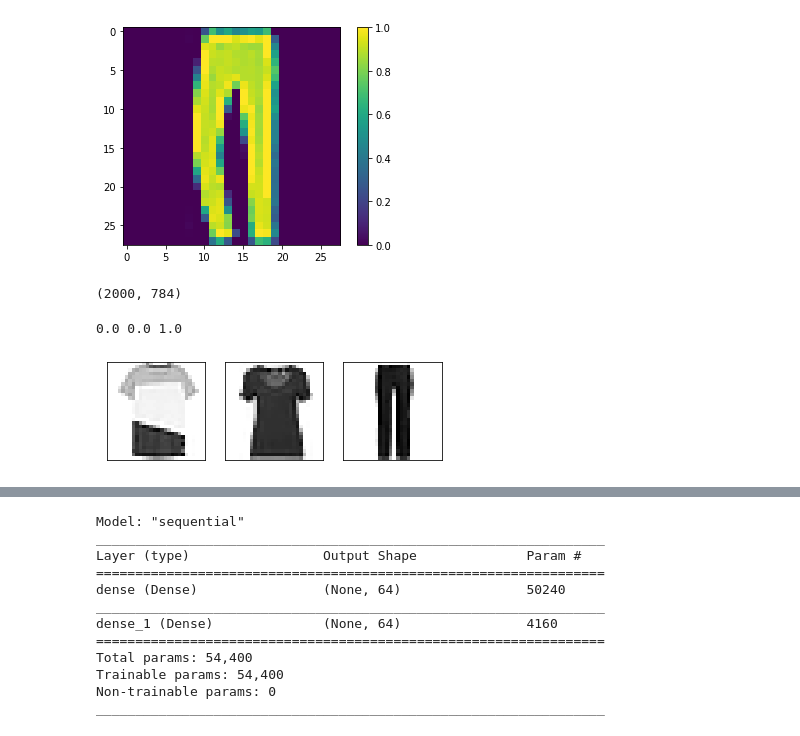
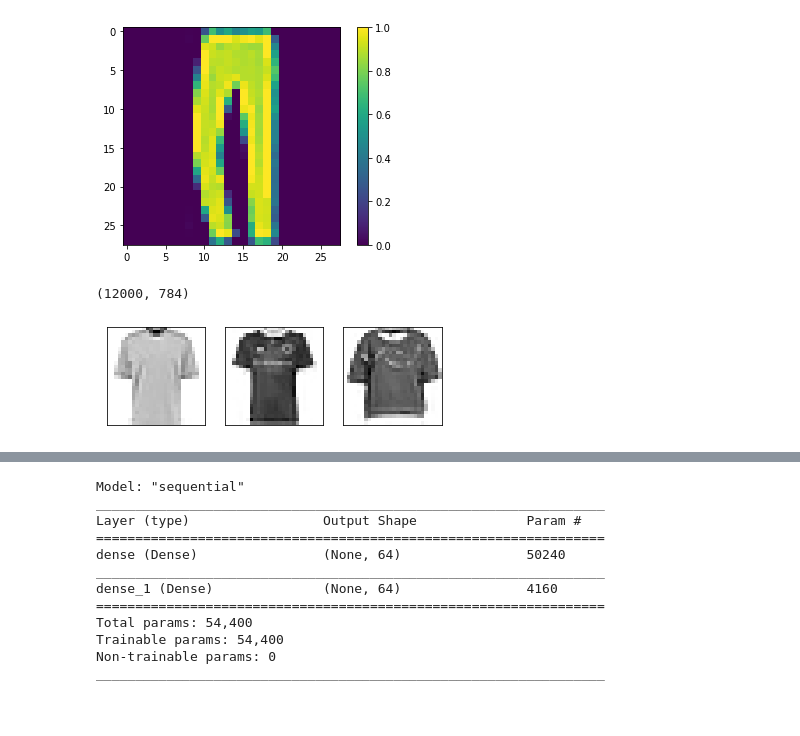
Before and after one commit to Debottam/MachinLearningEx, a Jupyter notebook: tripletVAE_mnist.ipynb, the cells around one changed output, grey strips where cells are left out. Drawn from its saved outputs; the diff is of its cells as text; code cells hidden in the pictures.

```diff
--- a/tripletVAE_mnist.ipynb
+++ b/tripletVAE_mnist.ipynb
@@ -151,11 +160,11 @@ class PCAPlotter(tf.keras.callbacks.Callback):
         self.plot(epoch+1, plot_loss=True)
 # %%
 # concatenating tshirt and trouser
-training_X = train_image_tshirt_flatten
+training_X = np.concatenate((train_image_tshirt_flatten,train_image_trouser_flatten), axis = 0)
 # concatenating test tshirt and trouser
 testing_X = np.concatenate((test_image_tshirt_flatten,test_image_trouser_flatten), axis = 0)
-testing_X.shape
+training_X.shape
 # %% [output]
-(2000, 784)
+(12000, 784)
 # %%
 # generate labels tshirt = 0 and trouser = 1
@@ -176,11 +185,10 @@ train_y_shuffled = train_y[indices]
 testing_X_shuffled = testing_X[indices_test]
 test_y_shuffled = test_y[indices_test]
 # %%
-print(train_y_shuffled[6000],train_y_shuffled[6001],train_y_shuffled[6002])
-plot_triplet([training_X_shuffled[6000],training_X_shuffled[6001],training_X_shuffled[6002]])
+#print(train_y_shuffled[6000],train_y_shuffled[6001],train_y_shuffled[6002])
+plot_triplet([training_X[5999],training_X[5998],training_X[5997]])
 # %% [output]
-0.0 0.0 1.0
-[figure, old version]
+[figure, new version]
 # %%
 def create_batch (batch_size):
   anchors = np.zeros((batch_size, 784))
```
Also changed, not shown: parts of 7 cells of this notebook.
